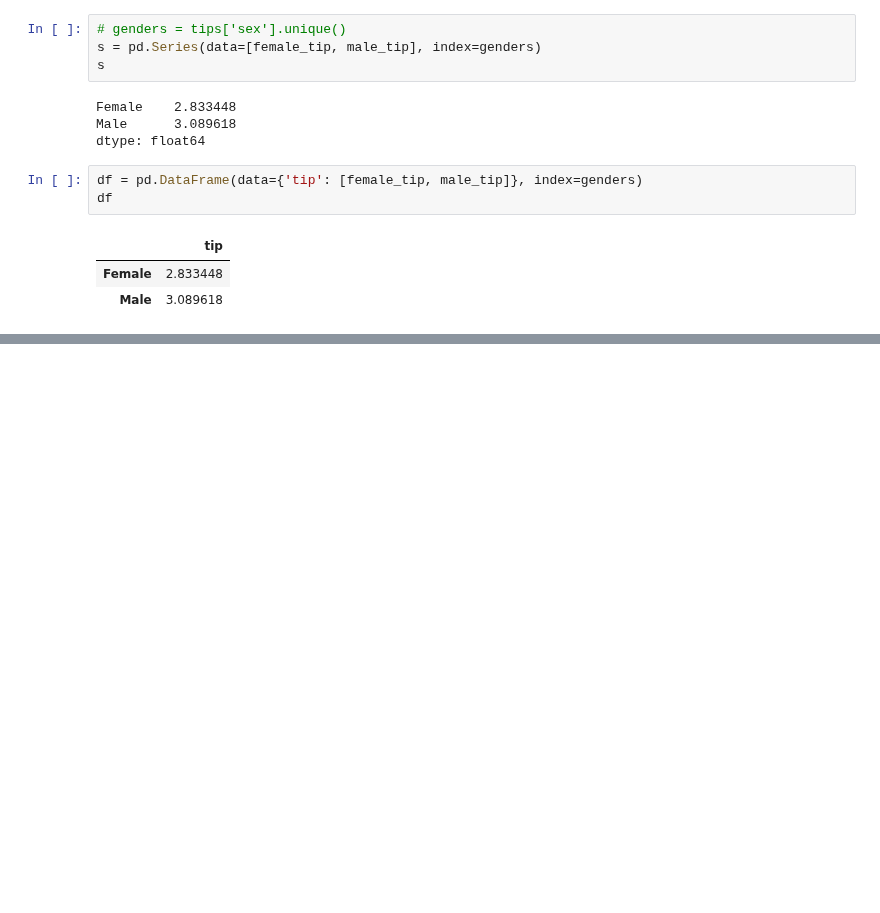
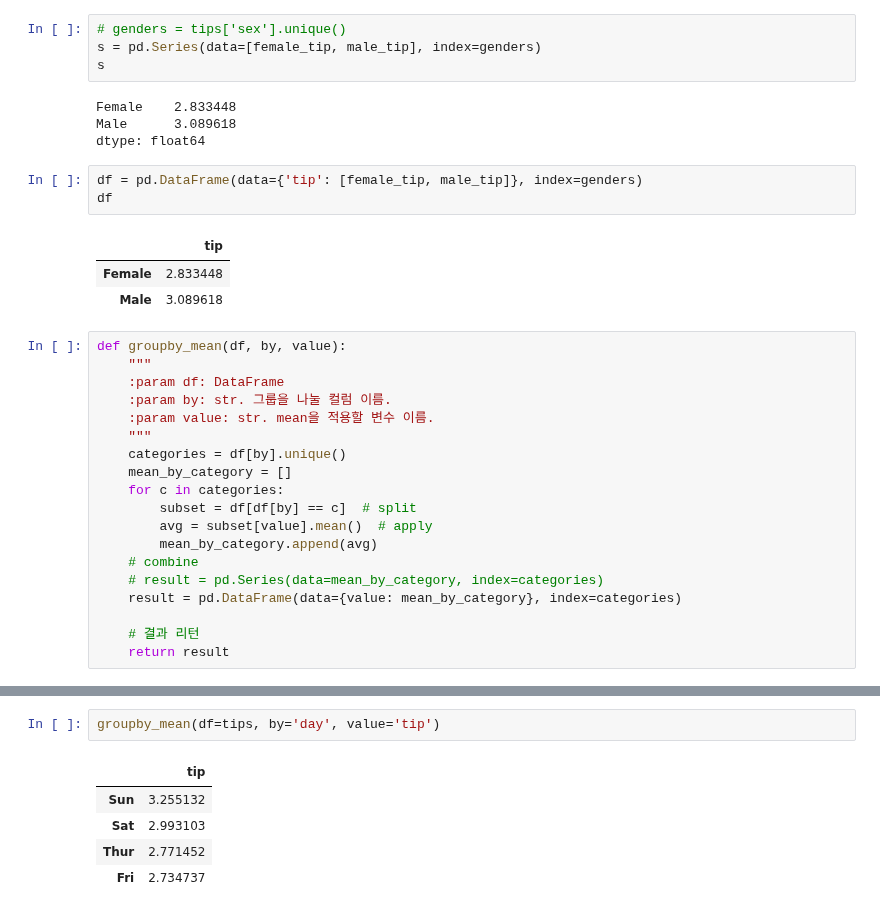
Before and after one commit to JakeOh/202011_itw_bd21, a Jupyter notebook: lab_da/da16_groupby.ipynb, the cells around one changed output, grey strips where cells are left out. Drawn from its saved outputs; the diff is of its cells as text; blank space fills up the shorter version.

```diff
--- a/lab_da/da16_groupby.ipynb
+++ b/lab_da/da16_groupby.ipynb
@@ -151,3 +151,22 @@ df
 |  | tip |
 | Female | 2.833448 |
 | Male | 3.089618 |
+# %%
+def groupby_mean(df, by, value):
+    """
+    :param df: DataFrame
+    :param by: str. 그룹을 나눌 컬럼 이름.
+    :param value: str. mean을 적용할 변수 이름.
+    """
+    categories = df[by].unique()
+    mean_by_category = []
+    for c in categories:
+        subset = df[df[by] == c]  # split
+        avg = subset[value].mean()  # apply
+        mean_by_category.append(avg)
+    # combine
+    # result = pd.Series(data=mean_by_category, index=categories)
+    result = pd.DataFrame(data={value: mean_by_category}, index=categories)
+
+    # 결과 리턴
+    return result
@@ -153,0 +203,8 @@ df
+# %%
+groupby_mean(df=tips, by='day', value='tip')
+# %% [output]
+|  | tip |
+| Sun | 3.255132 |
+| Sat | 2.993103 |
+| Thur | 2.771452 |
+| Fri | 2.734737 |
```
Also changed, not shown: parts of 13 cells of this notebook.
